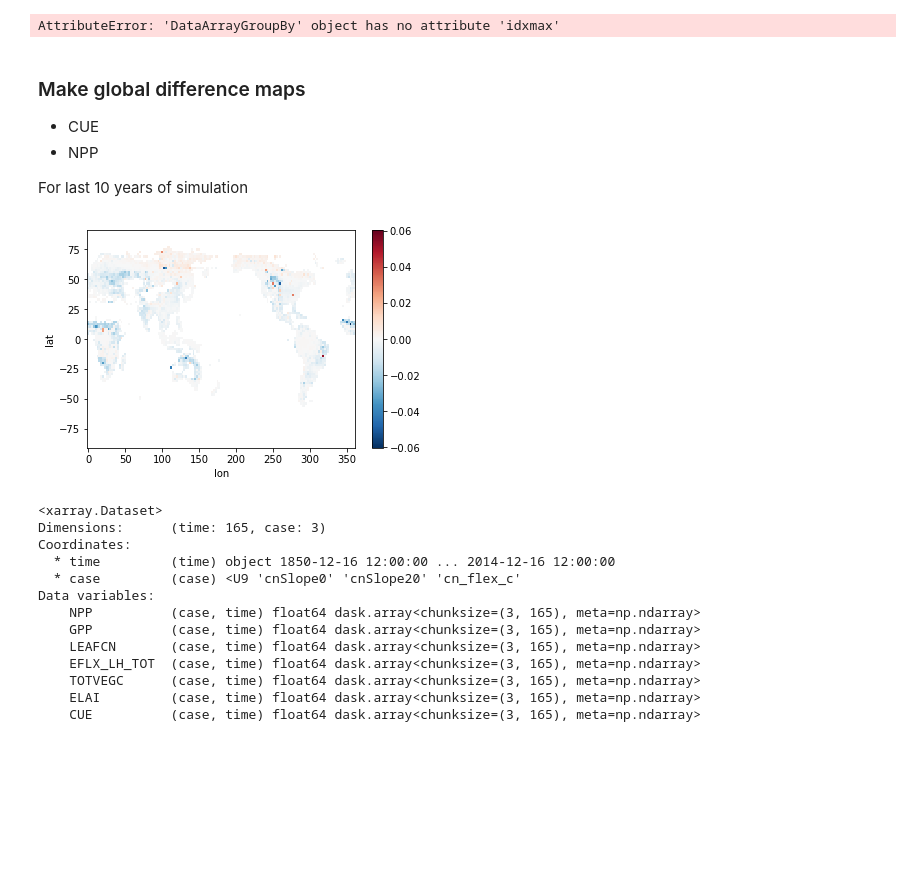
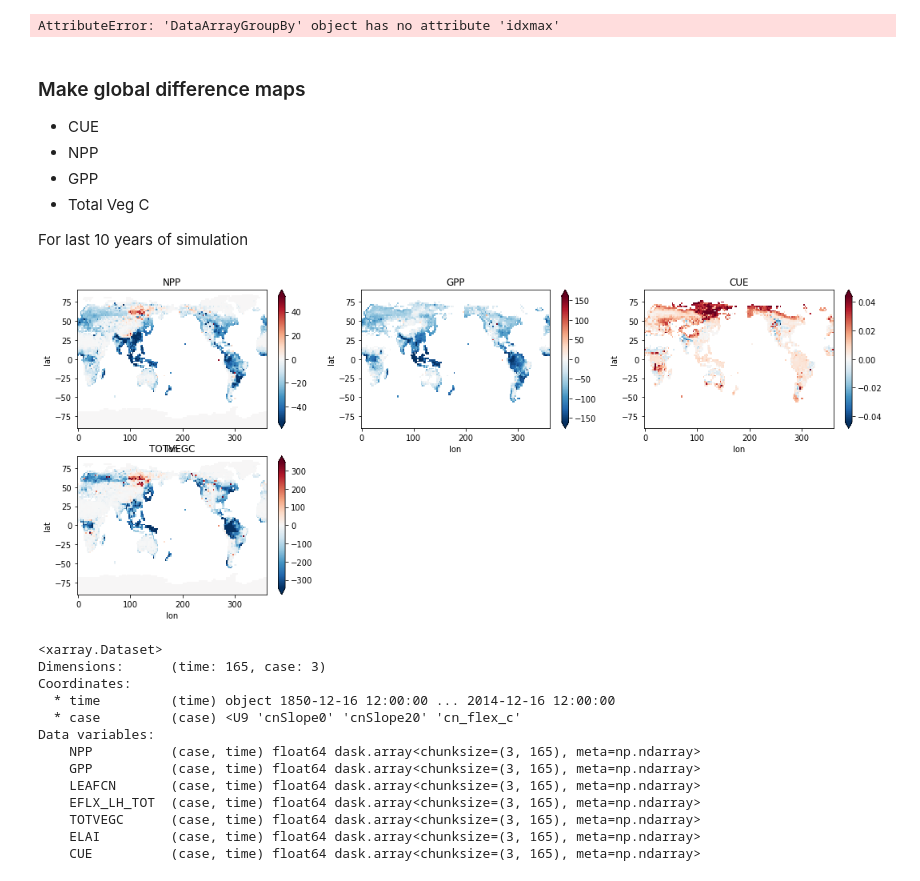
Before and after one commit to emhauser/Foliar-Stoichiometry_CO2, a Jupyter notebook: CN_CO2Global.ipynb, the cells around one changed output. Drawn from its saved outputs; the diff is of its cells as text; code cells hidden in the pictures; blank space fills up the shorter version.

Commit message:
Adding global plots, last 10 y

```diff
--- a/CN_CO2Global.ipynb
+++ b/CN_CO2Global.ipynb
@@ -268,49 +268,30 @@ AttributeError: 'DataArrayGroupBy' object has no attribute 'idxmax'
 ### Make global difference maps
  - CUE
  - NPP
+ - GPP
+ - Total Veg C
 
 
 For last 10 years of simulation
 # %%
-##Attempt at global maps
-# making a data array, because cyclic_dataarray currently set up that way
-#x1= mean_dataset.isel(time=slice(0,10)).mean('time')['NPP'] # Climatology for first 10 years of data
-# x = dsAnn.isel(case=1,time=slice(-10,None)).mean('time')['GPP']# Climatology for last 10 years of data
-# x20 = dsAnn.isel(case=2,time=slice(-10,None)).mean('time')['GPP']
-# xdiff = x - x20
-# xdiff = utils.cyclic_dataarray(xdiff)
-# lat = xdiff.coords['lat']
-# lon = xdiff.coords['lon']
-# xdiff.plot() ;
+##Attempt global maps
 
-z = dsAnn.isel(case=1,time=slice(100,110)).mean('time')['CUE']# Climatology for last 10 years of data
-z20 = dsAnn.isel(case=2,time=slice(100,110)).mean('time')['CUE']
-zdiff = z - z20
-zdiff = utils.cyclic_dataarray(zdiff)
-lat = zdiff.coords['lat']
-lon = zdiff.coords['lon']
-zdiff.plot() ;
+mapVars = ['NPP', 'GPP','CUE', 'TOTVEGC']
 
-
-
-# xcont     = x * landUp
-# xCN      = x20  * landUp
-# xdelta    = xdiff * landUp
-
-# glob_cont   = xcont.sum(dim=('lat','lon')) * 1e-12 #convert to Tg/y
-# glob_CN    = xCN.sum(dim=('lat','lon')) * 1e-12 #convert to Tg/y
-# glob_change = xdelta.sum(dim=('lat','lon')) * 1e-12 #convert to TPg/y
-# #print(glob_cont, glob_CN, glob_change)
-
-# # Then add cyclic point, ?? is there a better way to do this ??
-# x20 = utils.cyclic_dataarray(x20)
-# x = utils.cyclic_dataarray(x)
-# xdiff = utils.cyclic_dataarray(xdiff)
-# lat = xdiff.coords['lat']
-# lon = xdiff.coords['lon']
-# xdiff.plot() ;
+plt.figure(figsize = (18,7))
+for i in range(4):
+    plt.subplot(2,3,1+i)
+    z = dsAnn.isel(case=1,time=slice(-10,None)).mean('time')[mapVars[i]]# Climatology for last 10 years of data
+    z20 = dsAnn.isel(case=2,time=slice(-10,None)).mean('time')[mapVars[i]]
+    zdiff = z - z20
+    zdiff = utils.cyclic_dataarray(zdiff)
+    lat = zdiff.coords['lat']
+    lon = zdiff.coords['lon']
+    zdiff.plot(robust = True) ;
+     #ann_glob.get(globVars[i]).plot(hue='case')
+    plt.title(mapVars[i]);
 # %% [output]
-[figure, old version]
+[figure, new version]
 # %%
 z = ann_Awgt.isel(case=1,time=slice(-10,None))#.mean('time')['CUE']
 x = dsAnn.isel(case=1,time=slice(-10,None))#.mean('time')['GPP']
```
